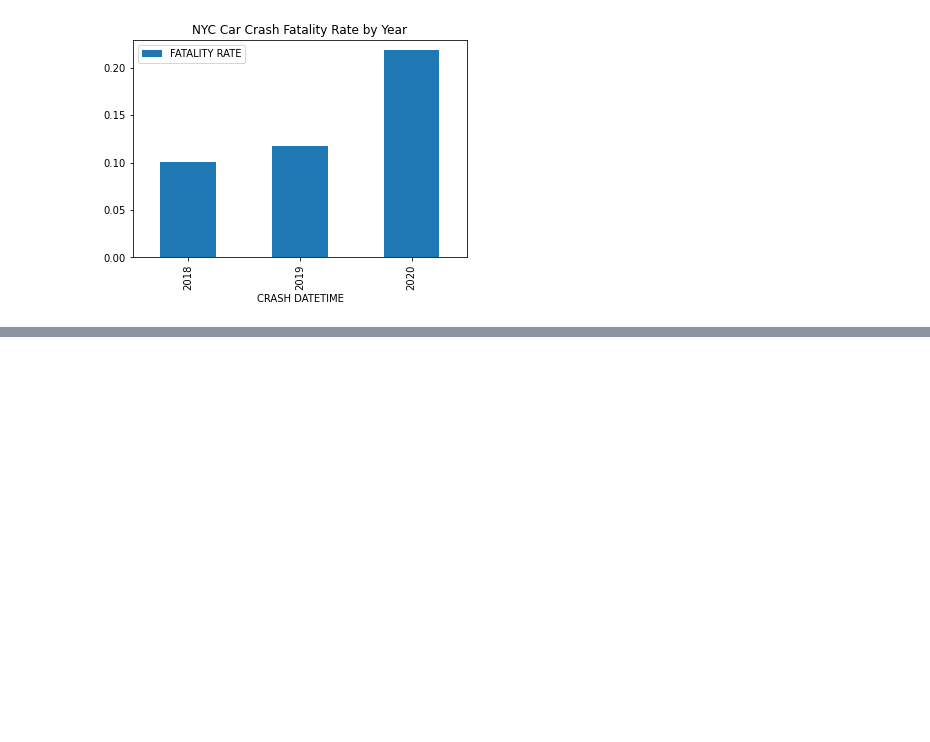
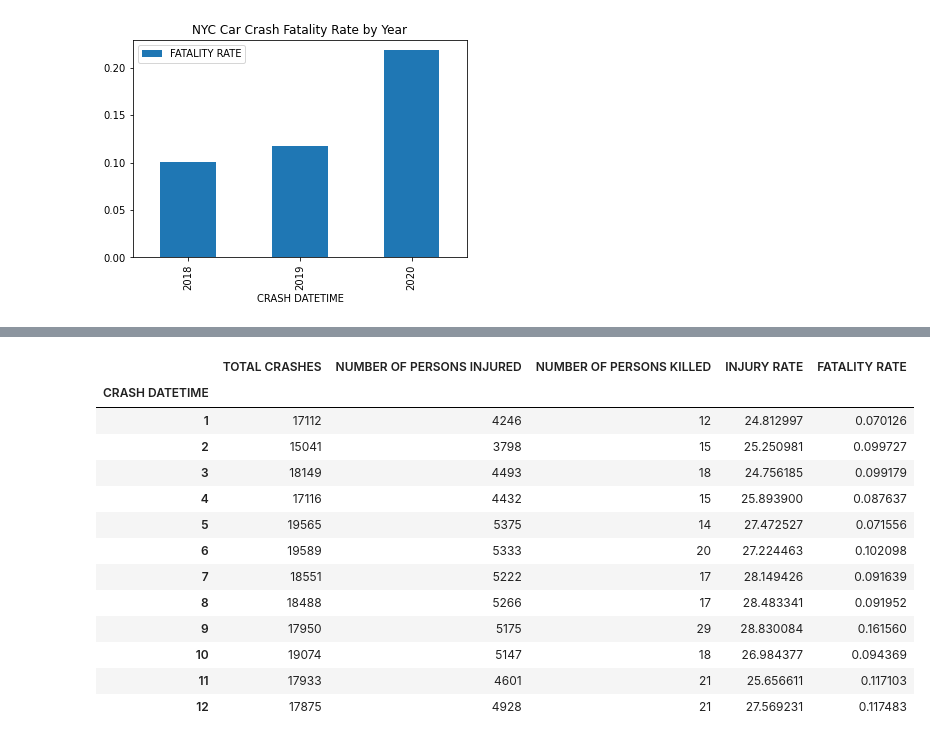
Before and after one commit to musaddiqsajjad/Coursera_Capstone, a Jupyter notebook: Coursera Capstone.ipynb, the cells around one changed output, grey strips where cells are left out. Drawn from its saved outputs; the diff is of its cells as text; code cells hidden in the pictures; blank space fills up the shorter version.

```diff
--- a/Coursera Capstone.ipynb
+++ b/Coursera Capstone.ipynb
@@ -120,3 +125,8 @@ df = df[ ['COLLISION_ID'] + [ col for col in df.columns if col != 'COLLISION_ID'
+# %%
+df["NUMBER OF PERSONS INJURED"] = df["NUMBER OF PERSONS INJURED"].fillna(0)
+df["NUMBER OF PERSONS KILLED"] = df["NUMBER OF PERSONS KILLED"].fillna(0)
+df["NUMBER OF PERSONS INJURED"] = df["NUMBER OF PERSONS INJURED"].astype(int)
+df["NUMBER OF PERSONS KILLED"] = df["NUMBER OF PERSONS KILLED"].astype(int)
 # %% [markdown]
 ### Resetting the index
 
@@ -182,0 +208,34 @@ yearly_stats.plot(y = ["FATALITY RATE"], kind = "bar", title = "NYC Car Crash Fa
+# %%
+#filtering for 2018 data and defining new monthly dataframe
+df_2018 = df[(df['CRASH DATETIME'] < '2019-01-01')]
+monthly_stats_2018 = df[["CRASH DATETIME", "NUMBER OF PERSONS INJURED", "NUMBER OF PERSONS KILLED"]]
+
+#grouping by year and getting total crashes per year
+monthly_stats_2018 = monthly_stats_2018[(monthly_stats_2018['CRASH DATETIME'] < '2019-01-01')]
+monthly_stats_2018 = monthly_stats_2018.groupby(monthly_stats_2018['CRASH DATETIME'].map(lambda x: x.month)).sum()
+monthly_crashes_count_2018 = df_2018.groupby(df_2018['CRASH DATETIME'].map(lambda x: x.month)).count()
+monthly_stats_2018["TOTAL CRASHES"] = monthly_crashes_count_2018['CRASH DATETIME']
+
+#adding Injury Rate and Fatality Rate columns
+monthly_stats_2018["INJURY RATE"] = (monthly_stats_2018["NUMBER OF PERSONS INJURED"]/monthly_stats_2018["TOTAL CRASHES"])* 100
+monthly_stats_2018["FATALITY RATE"] = (monthly_stats_2018["NUMBER OF PERSONS KILLED"]/monthly_stats_2018["TOTAL CRASHES"])* 100
+
+#moving Total Crases column to first
+monthly_stats_2018 = monthly_stats_2018[ ['TOTAL CRASHES'] + [ col for col in monthly_stats_2018.columns if col != 'TOTAL CRASHES' ] ]
+
+monthly_stats_2018
+# %% [output]
+|  | TOTAL CRASHES | NUMBER OF PERSONS INJURED | NUMBER OF PERSONS KILLED | INJURY RATE | FATALITY RATE |
+| CRASH DATETIME |  |  |  |  |  |
+| 1 | 17112 | 4246 | 12 | 24.812997 | 0.070126 |
+| 2 | 15041 | 3798 | 15 | 25.250981 | 0.099727 |
+| 3 | 18149 | 4493 | 18 | 24.756185 | 0.099179 |
+| 4 | 17116 | 4432 | 15 | 25.893900 | 0.087637 |
+| 5 | 19565 | 5375 | 14 | 27.472527 | 0.071556 |
+| 6 | 19589 | 5333 | 20 | 27.224463 | 0.102098 |
+| 7 | 18551 | 5222 | 17 | 28.149426 | 0.091639 |
+| 8 | 18488 | 5266 | 17 | 28.483341 | 0.091952 |
+| 9 | 17950 | 5175 | 29 | 28.830084 | 0.161560 |
+| 10 | 19074 | 5147 | 18 | 26.984377 | 0.094369 |
+| 11 | 17933 | 4601 | 21 | 25.656611 | 0.117103 |
+| 12 | 17875 | 4928 | 21 | 27.569231 | 0.117483 |
```
Also changed, not shown: parts of 13 cells of this notebook.
